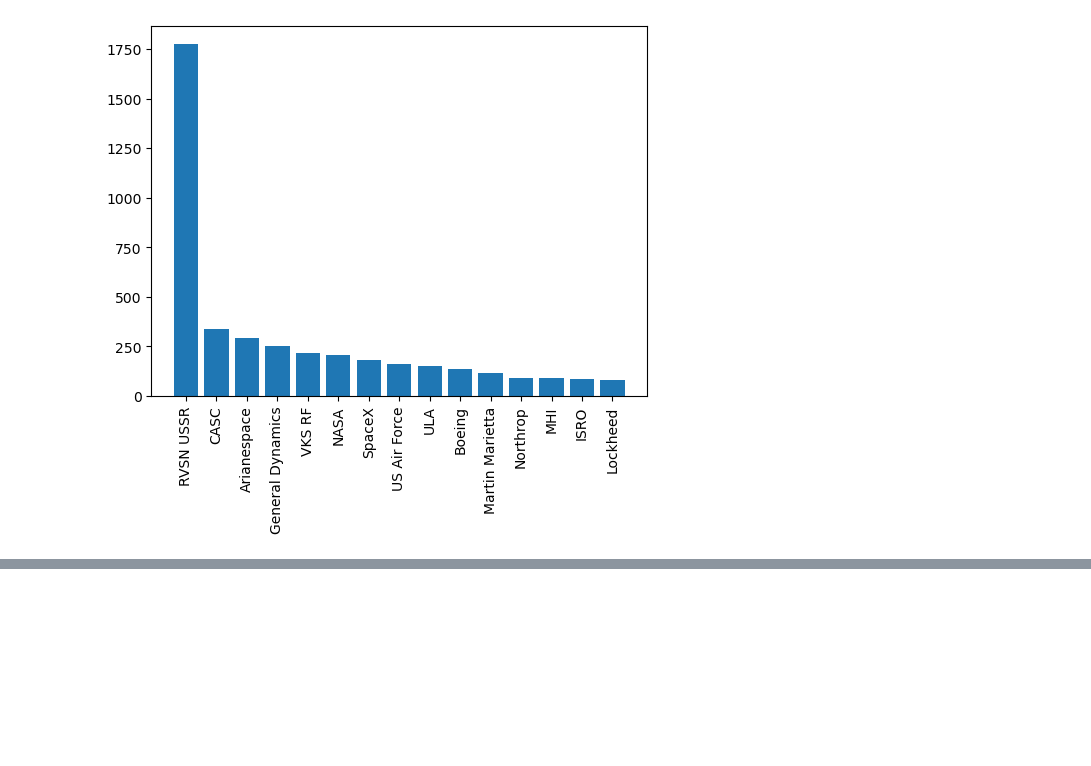
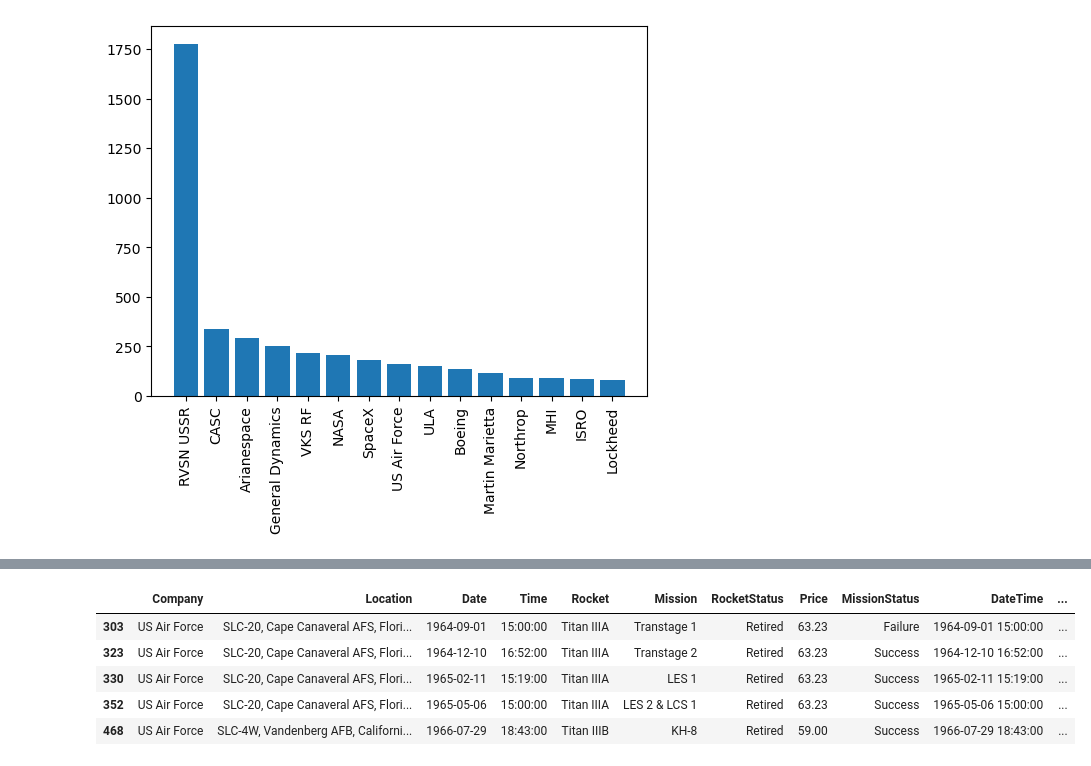
Before and after one commit to imamahasane/Space-Missions, a Jupyter notebook: Space-Missions.ipynb, the cells around one changed output, grey strips where cells are left out. Cells and saved outputs as stored; diff of their text form; code cells hidden in the pictures; blank space fills up the shorter version.

```diff
--- a/Space-Missions.ipynb
+++ b/Space-Missions.ipynb
@@ -467,0 +477,2 @@ plt.show()
+# %%
+df['Price'] = pd.to_numeric(df['Price'], errors= 'coerce')
@@ -467,0 +499,10 @@ plt.show()
+# %%
+apdatePrice = df[df['Price'] > 0]
+apdatePrice.head()
+# %% [output]
+|  | Company | Location | Date | Time | Rocket | Mission | RocketStatus | Price | MissionStatus | DateTime | ... |
+| 303 | US Air Force | SLC-20, Cape Canaveral AFS, Flori... | 1964-09-01 | 15:00:00 | Titan IIIA | Transtage 1 | Retired | 63.23 | Failure | 1964-09-01 15:00:00 | ... |
+| 323 | US Air Force | SLC-20, Cape Canaveral AFS, Flori... | 1964-12-10 | 16:52:00 | Titan IIIA | Transtage 2 | Retired | 63.23 | Success | 1964-12-10 16:52:00 | ... |
+| 330 | US Air Force | SLC-20, Cape Canaveral AFS, Flori... | 1965-02-11 | 15:19:00 | Titan IIIA | LES 1 | Retired | 63.23 | Success | 1965-02-11 15:19:00 | ... |
+| 352 | US Air Force | SLC-20, Cape Canaveral AFS, Flori... | 1965-05-06 | 15:00:00 | Titan IIIA | LES 2 & LCS 1 | Retired | 63.23 | Success | 1965-05-06 15:00:00 | ... |
+| 468 | US Air Force | SLC-4W, Vandenberg AFB, Californi... | 1966-07-29 | 18:43:00 | Titan IIIB | KH-8 | Retired | 59.00 | Success | 1966-07-29 18:43:00 | ... |
```
Also changed, not shown: parts of 22 cells of this notebook.
